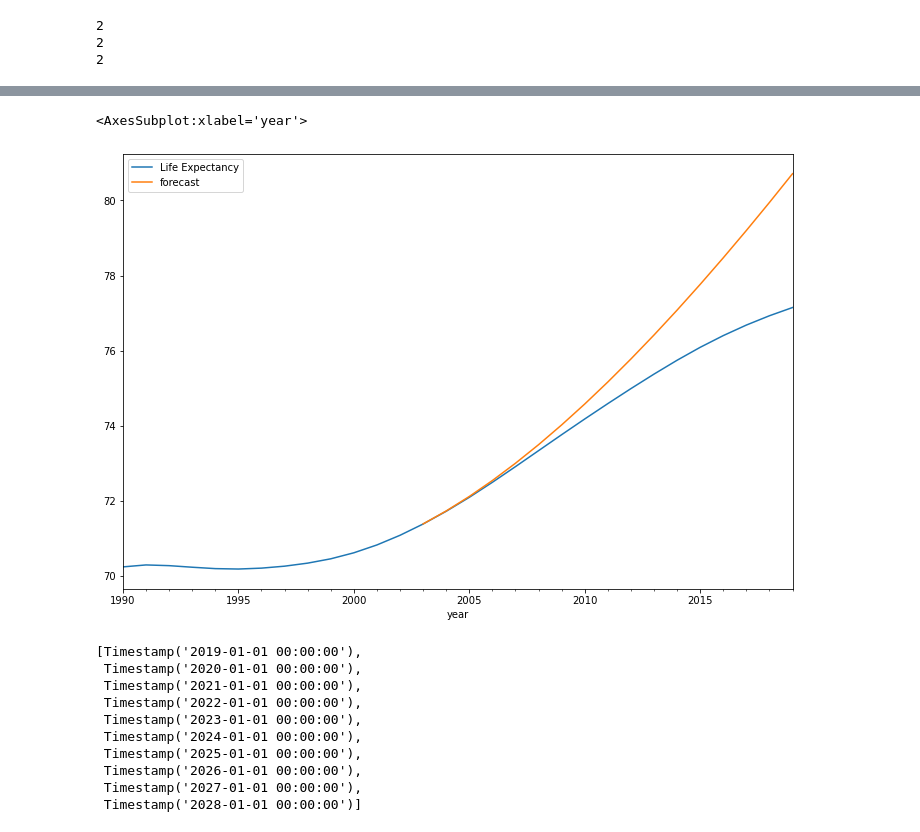
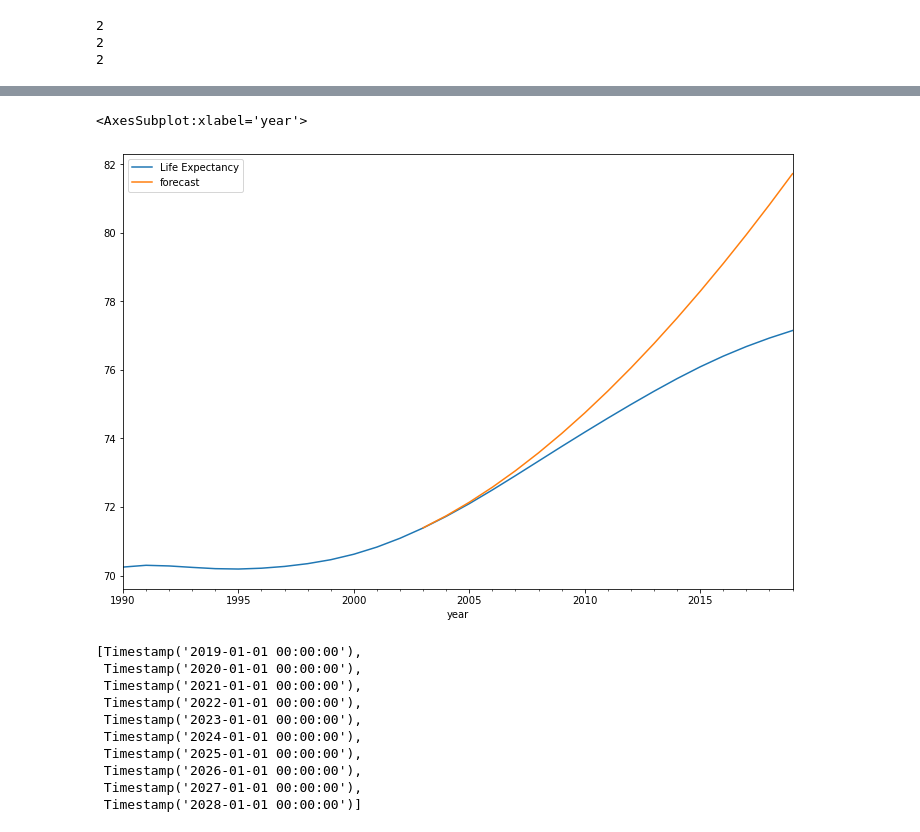
Before and after one commit to pant411/final_stat_pant, a Jupyter notebook: part4_time_series_life.ipynb, the cells around one changed output, grey strips where cells are left out. Cells and saved outputs as stored; diff of their text form; code cells hidden in the pictures.

```diff
--- a/part4_time_series_life.ipynb
+++ b/part4_time_series_life.ipynb
@@ -308,12 +291,12 @@ print(result5.aic)
 # %%
-model5 = ARIMA(df['Life Expectancy'].dropna(),order=(1,d,0))
-result5  =model5.fit()
+model3 = ARIMA(df['Life Expectancy'].dropna(),order=(1,d,1))
+result3 = model3.fit()
 
-df['forecast'] = result5.predict(start = 13, end= 30, dynamic= True)
+df['forecast'] = result3.predict(start = 13, end= 30, dynamic= True)
 df[['Life Expectancy','forecast']].plot(figsize=(12,8))
 # %% [output]
 <AxesSubplot:xlabel='year'>
-[figure, old version]
+[figure, new version]
 # %%
 from pandas.tseries.offsets import DateOffset
 future_dates = [df.index[-1] + DateOffset(years=x) for x in range(0,10)]
```
Also changed, not shown: parts of 8 cells of this notebook.
